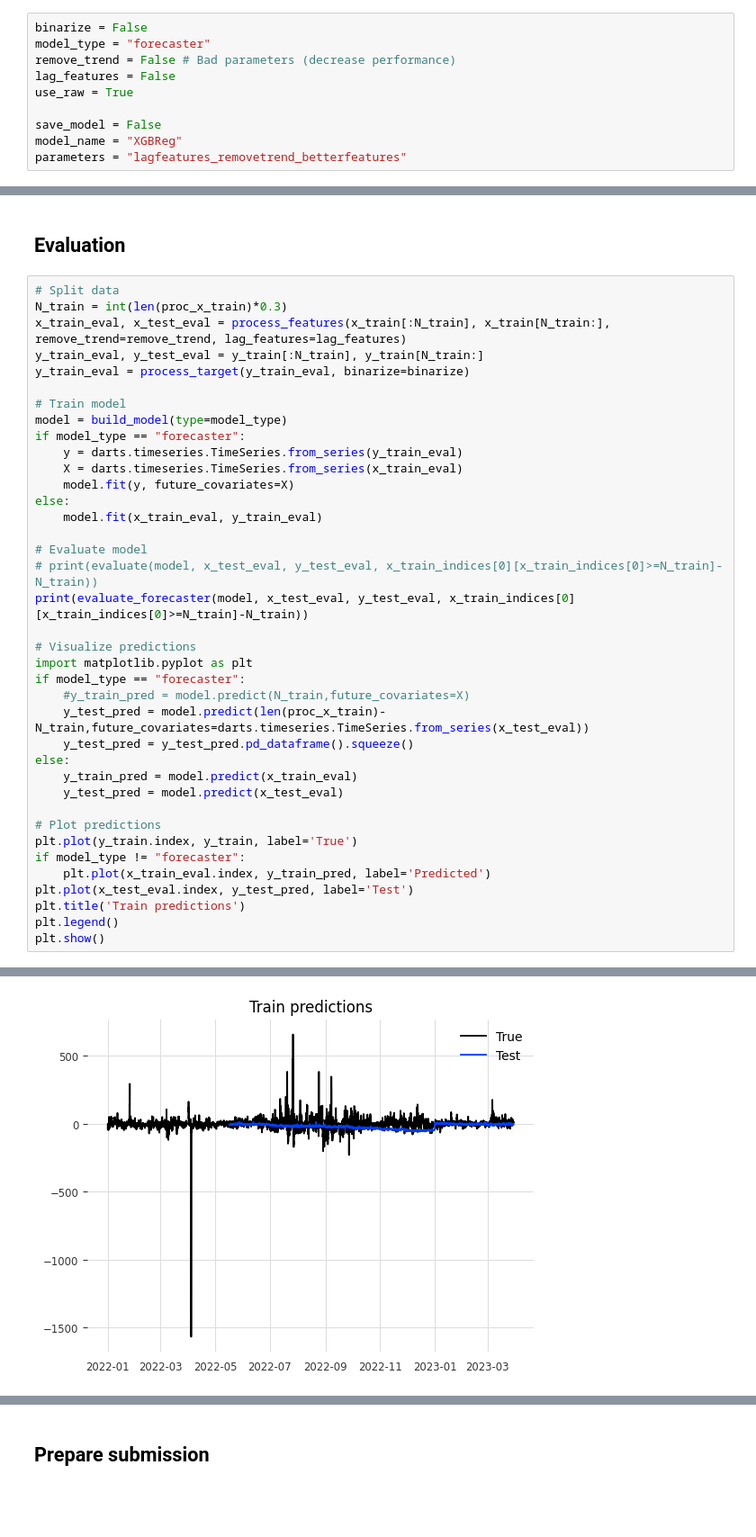
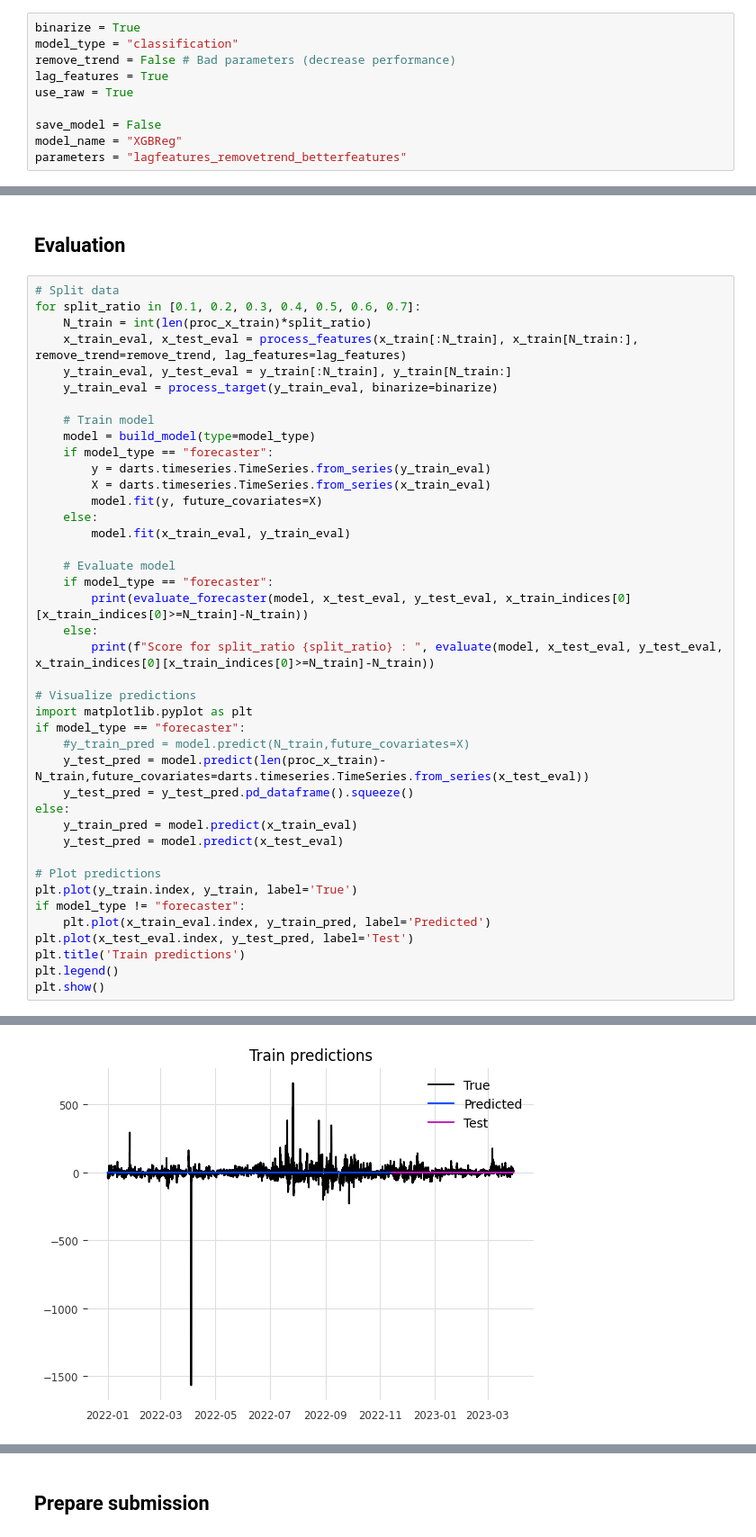
Before and after one commit to nour-m-bouayed/data_challenge_elmy, a Jupyter notebook: prepare_submission.ipynb, the cells around one changed output, grey strips where cells are left out. Shown at 90% size. Cells and saved outputs as stored; diff of their text form; blank space fills up the shorter version.

```diff
--- a/prepare_submission.ipynb
+++ b/prepare_submission.ipynb
@@ -1,8 +1,8 @@
 # %%
-binarize = False
-model_type = "forecaster"
+binarize = True
+model_type = "classification"
 remove_trend = False # Bad parameters (decrease performance)
-lag_features = False
+lag_features = True
 use_raw = True
 
 save_model = False
@@ -65,23 +39,26 @@ COLUMN :  original
 ## Evaluation
 # %%
 # Split data
-N_train = int(len(proc_x_train)*0.3)
-x_train_eval, x_test_eval = process_features(x_train[:N_train], x_train[N_train:], remove_trend=remove_trend, lag_features=lag_features)
-y_train_eval, y_test_eval = y_train[:N_train], y_train[N_train:]
-y_train_eval = process_target(y_train_eval, binarize=binarize)
+for split_ratio in [0.1, 0.2, 0.3, 0.4, 0.5, 0.6, 0.7]:
+    N_train = int(len(proc_x_train)*split_ratio)
+    x_train_eval, x_test_eval = process_features(x_train[:N_train], x_train[N_train:], remove_trend=remove_trend, lag_features=lag_features)
+    y_train_eval, y_test_eval = y_train[:N_train], y_train[N_train:]
+    y_train_eval = process_target(y_train_eval, binarize=binarize)
 
-# Train model
-model = build_model(type=model_type)
-if model_type == "forecaster":
-    y = darts.timeseries.TimeSeries.from_series(y_train_eval)
-    X = darts.timeseries.TimeSeries.from_series(x_train_eval)
-    model.fit(y, future_covariates=X)
-else:
-    model.fit(x_train_eval, y_train_eval)
+    # Train model
+    model = build_model(type=model_type)
+    if model_type == "forecaster":
+        y = darts.timeseries.TimeSeries.from_series(y_train_eval)
+        X = darts.timeseries.TimeSeries.from_series(x_train_eval)
+        model.fit(y, future_covariates=X)
+    else:
+        model.fit(x_train_eval, y_train_eval)
 
-# Evaluate model
-# print(evaluate(model, x_test_eval, y_test_eval, x_train_indices[0][x_train_indices[0]>=N_train]-N_train))
-print(evaluate_forecaster(model, x_test_eval, y_test_eval, x_train_indices[0][x_train_indices[0]>=N_train]-N_train))
+    # Evaluate model
+    if model_type == "forecaster":
+        print(evaluate_forecaster(model, x_test_eval, y_test_eval, x_train_indices[0][x_train_indices[0]>=N_train]-N_train))
+    else:
+        print(f"Score for split_ratio {split_ratio} : ", evaluate(model, x_test_eval, y_test_eval, x_train_indices[0][x_train_indices[0]>=N_train]-N_train))
 
 # Visualize predictions
 import matplotlib.pyplot as plt
@@ -110 +103 @@ The provided DatetimeIndex was associated with a timezone, which is currently no
-[figure, old version]
+[figure, new version]
```
Also changed, not shown: parts of 3 cells of this notebook, 1 other file.
